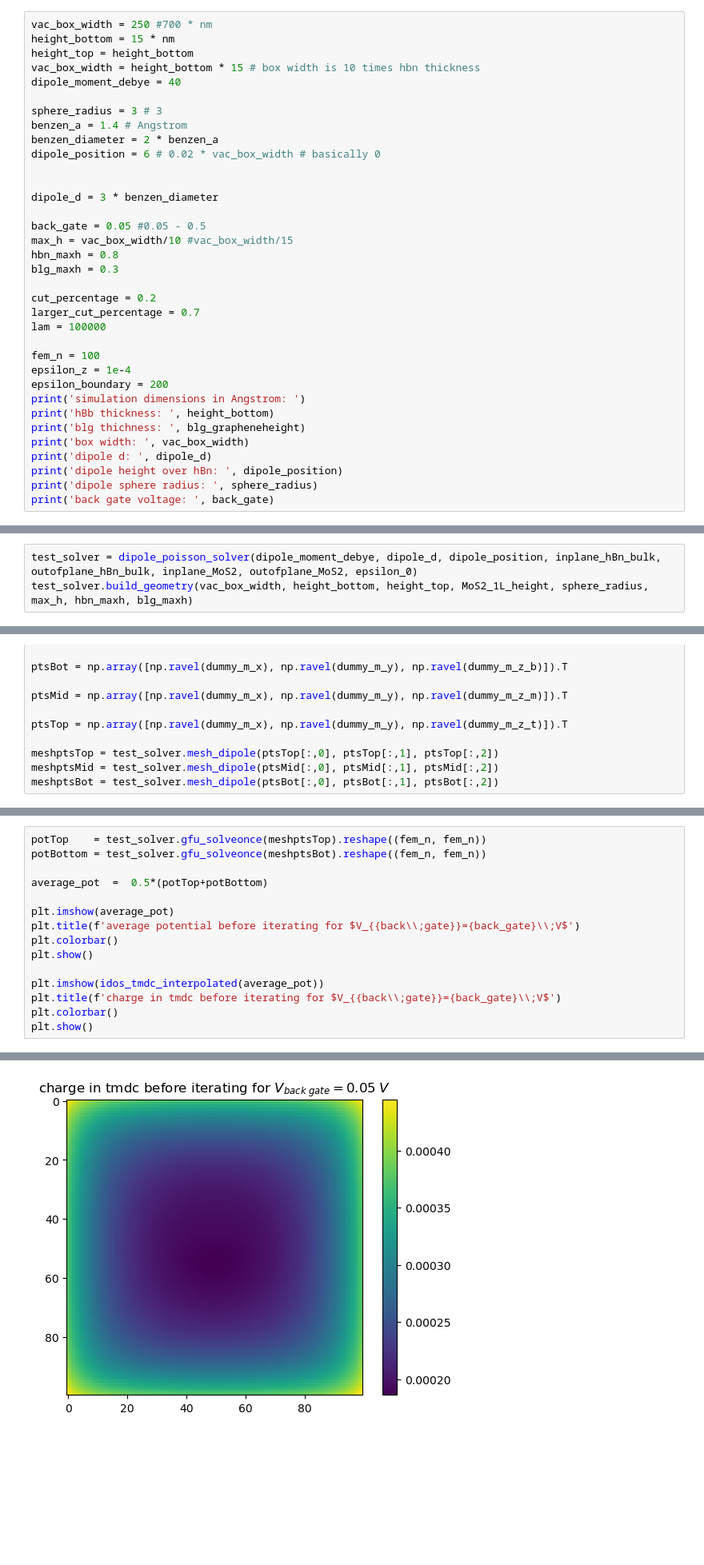
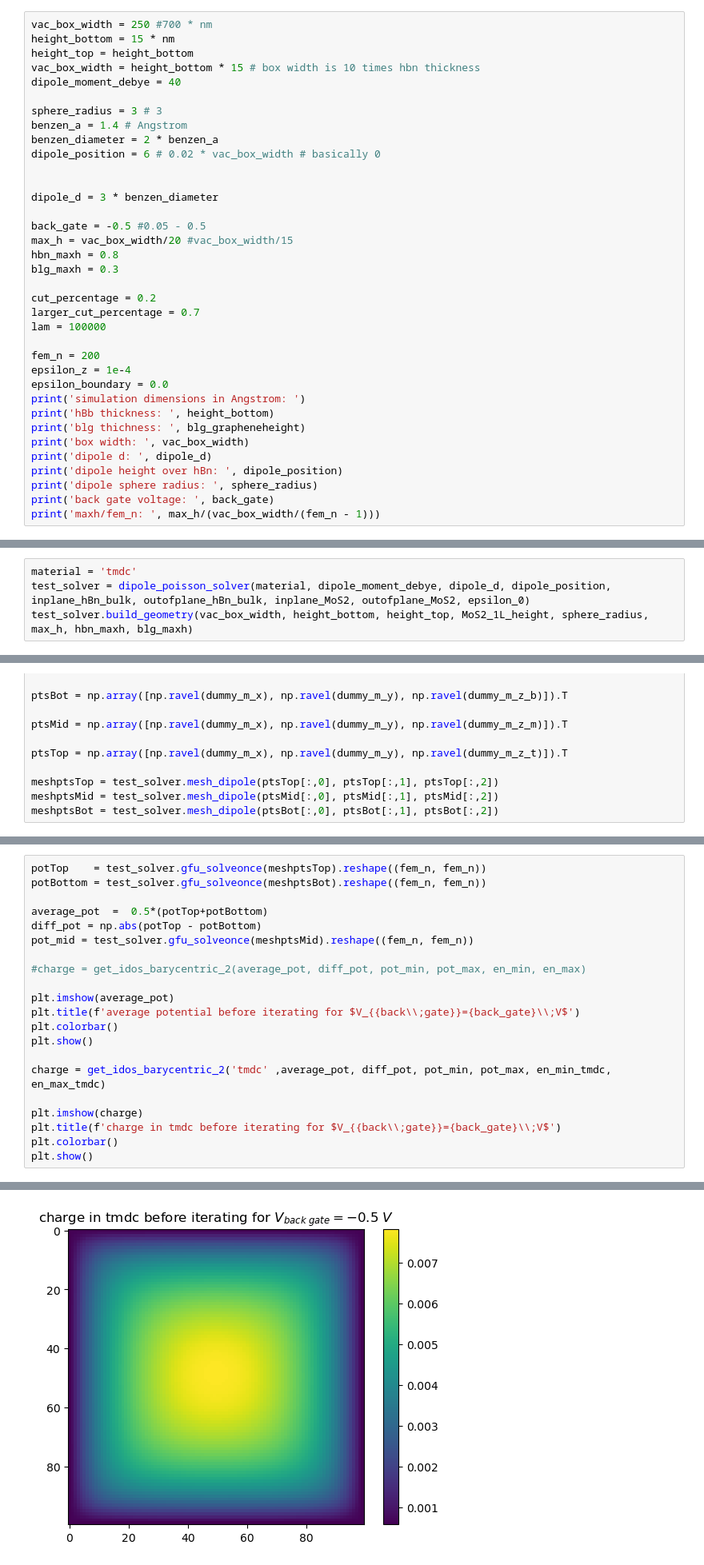
Before and after one commit to bastistoeck/Projektarbeit-1, a Jupyter notebook: class_testing_tmdc_debugging.ipynb, the cells around one changed output, grey strips where cells are left out. Shown at 80% size. Cells and saved outputs as stored; diff of their text form; blank space fills up the shorter version.

Commit message:
trying to make tmdc solver converge; more accurate dos; parameter grid search

```diff
--- a/class_testing_tmdc.ipynb
+++ b/class_testing_tmdc_debugging.ipynb
@@ -148,8 +304,8 @@ dipole_position = 6 # 0.02 * vac_box_width # basically 0
 
 dipole_d = 3 * benzen_diameter
 
-back_gate = 0.05 #0.05 - 0.5
-max_h = vac_box_width/10 #vac_box_width/15
+back_gate = -0.5 #0.05 - 0.5
+max_h = vac_box_width/20 #vac_box_width/15
 hbn_maxh = 0.8
 blg_maxh = 0.3
 
@@ -157,9 +313,9 @@ cut_percentage = 0.2
 larger_cut_percentage = 0.7
 lam = 100000
 
-fem_n = 100
+fem_n = 200
 epsilon_z = 1e-4
-epsilon_boundary = 200
+epsilon_boundary = 0.0
 print('simulation dimensions in Angstrom: ')
 print('hBb thickness: ', height_bottom)
 print('blg thichness: ', blg_grapheneheight)
@@ -168,6 +324,7 @@ print('dipole d: ', dipole_d)
 print('dipole height over hBn: ', dipole_position)
 print('dipole sphere radius: ', sphere_radius)
 print('back gate voltage: ', back_gate)
+print('maxh/fem_n: ', max_h/(vac_box_width/(fem_n - 1)))
 # %% [output]
 simulation dimensions in Angstrom:
 hBb thickness:  150
@@ -180,5 +338,6 @@ back gate voltage:  0.05
 # %%
-test_solver = dipole_poisson_solver(dipole_moment_debye, dipole_d, dipole_position, inplane_hBn_bulk, outofplane_hBn_bulk, inplane_MoS2, outofplane_MoS2, epsilon_0)
+material = 'tmdc'
+test_solver = dipole_poisson_solver(material, dipole_moment_debye, dipole_d, dipole_position, inplane_hBn_bulk, outofplane_hBn_bulk, inplane_MoS2, outofplane_MoS2, epsilon_0)
 test_solver.build_geometry(vac_box_width, height_bottom, height_top, MoS2_1L_height, sphere_radius, max_h, hbn_maxh, blg_maxh)
 # %%
 test_solver.solve_without_tmdc(back_gate)
@@ -231,13 +386,19 @@ potTop    = test_solver.gfu_solveonce(meshptsTop).reshape((fem_n, fem_n))
 potBottom = test_solver.gfu_solveonce(meshptsBot).reshape((fem_n, fem_n))
 
 average_pot  =  0.5*(potTop+potBottom)
+diff_pot = np.abs(potTop - potBottom)
+pot_mid = test_solver.gfu_solveonce(meshptsMid).reshape((fem_n, fem_n))
+
+#charge = get_idos_barycentric_2(average_pot, diff_pot, pot_min, pot_max, en_min, en_max)
 
 plt.imshow(average_pot)
 plt.title(f'average potential before iterating for $V_{{back\\;gate}}={back_gate}\\;V$')
 plt.colorbar()
 plt.show()
 
-plt.imshow(idos_tmdc_interpolated(average_pot))
+charge = get_idos_barycentric_2('tmdc' ,average_pot, diff_pot, pot_min, pot_max, en_min_tmdc, en_max_tmdc)
+
+plt.imshow(charge)
 plt.title(f'charge in tmdc before iterating for $V_{{back\\;gate}}={back_gate}\\;V$')
 plt.colorbar()
 plt.show()
@@ -246 +407 @@ plt.show()
-[figure, old version]
+[figure, new version]
```
Also changed, not shown: parts of 27 cells of this notebook, 6 other files.
